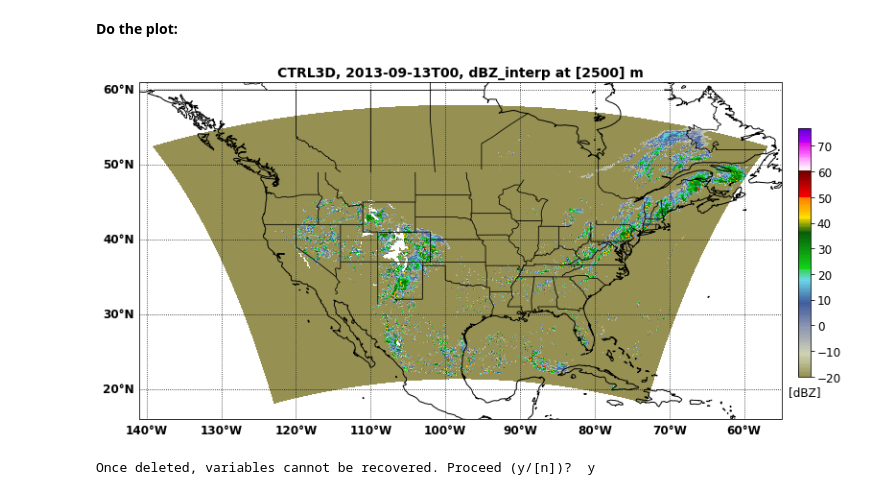
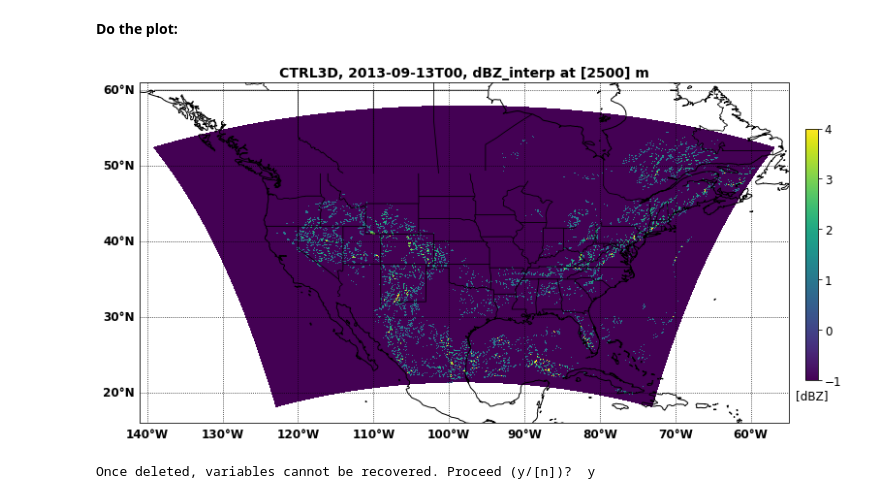
Before and after one commit to Lusicl/WRF_dBZ_Cloud_Classification, a Jupyter notebook: WRF_dBZ_Class_CONUS1/wrf_dbz_ConvStraMask_Plot_test.ipynb, the cells around one changed output. Saved outputs shown, nothing was run; the diff lists cells and outputs as text; code cells hidden in the pictures.

```diff
--- a/WRF_dBZ_Class_CONUS1/wrf_dbz_ConvStraMask_Plot_test.ipynb
+++ b/WRF_dBZ_Class_CONUS1/wrf_dbz_ConvStraMask_Plot_test.ipynb
@@ -69,3 +69,5 @@ dbz_lev = interplevel(da_wrf_dbz, data_wrf_z_unstag, interp_vertical_lev)
 dbz_lev = dbz_lev.assign_attrs(vert_units='m')
 # %% [markdown]
 **Convective/Stratiform separation:**
+# %%
+cs, cc, bkgnd = sep1.conv_strat_latlon(dbz_lev.data, dbz_lev.XLAT, dbz_lev.XLONG)
@@ -139,38 +143,39 @@ ax1 = new_map(fig)
 # ax1 = plt.axes(projection = ccrs.LambertConformal(central_longitude=-100, central_latitude=40))
 # ax1 = plt.axes(projection = ccrs.PlateCarree())
 
-plotting_var = dbz_lev.data
+plotting_var = cc
 plotting_lon = dbz_lev.XLONG
 plotting_lat = dbz_lev.XLAT
 
 
 ## CWB colorbar:
 # cf1 = ax1.contourf(plotting_lon, plotting_lat, plotting_var, 23, levels=clevs, colors=ccols)
 
 ## NWS colorbar:
-cf1 = ax1.pcolormesh(plotting_lon, plotting_lat, plotting_var, cmap=ref_cmap, norm=ref_norm, shading='auto')
+# cf1 = ax1.pcolormesh(plotting_lon, plotting_lat, plotting_var, cmap=ref_cmap, norm=ref_norm, shading='auto')
 
+cf1 = ax1.pcolormesh(plotting_lon, plotting_lat, plotting_var)
 
 cf1_title = plt.title(wrf_sim_type + ', ' +
                       np.datetime_as_string(dbz_lev.Time.data, unit='h') + ', ' +
                       dbz_lev.name + ' at ' +
                       str(interp_vertical_lev) + ' ' + dbz_lev.vert_units,
                       fontsize=14,
                       fontweight='bold')
 
 cbar_ax = fig.add_axes([0.92, 0.3, 0.015, 0.4])
 cbar = fig.colorbar(cf1, cax=cbar_ax, fraction=0.04)
 cbar.ax.tick_params(labelsize=12)
 cbar_title = plt.title('[dBZ]', fontsize=12, y=-0.1)
 
 
 ## Save figure:
 
 plt.savefig('./' + np.datetime_as_string(dbz_lev.Time.data, unit='h') + '_dbz.png',
             bbox_inches='tight',
             dpi=150)
 # %% [output]
-[figure, old version]
+[figure, new version]
 # %%
 # print(str(dbz_lev.Time.data))
 # np.datetime_as_string(dbz_lev.Time.data, unit='h')
```
Also changed, not shown: parts of 1 cell of this notebook, 1 other file.
